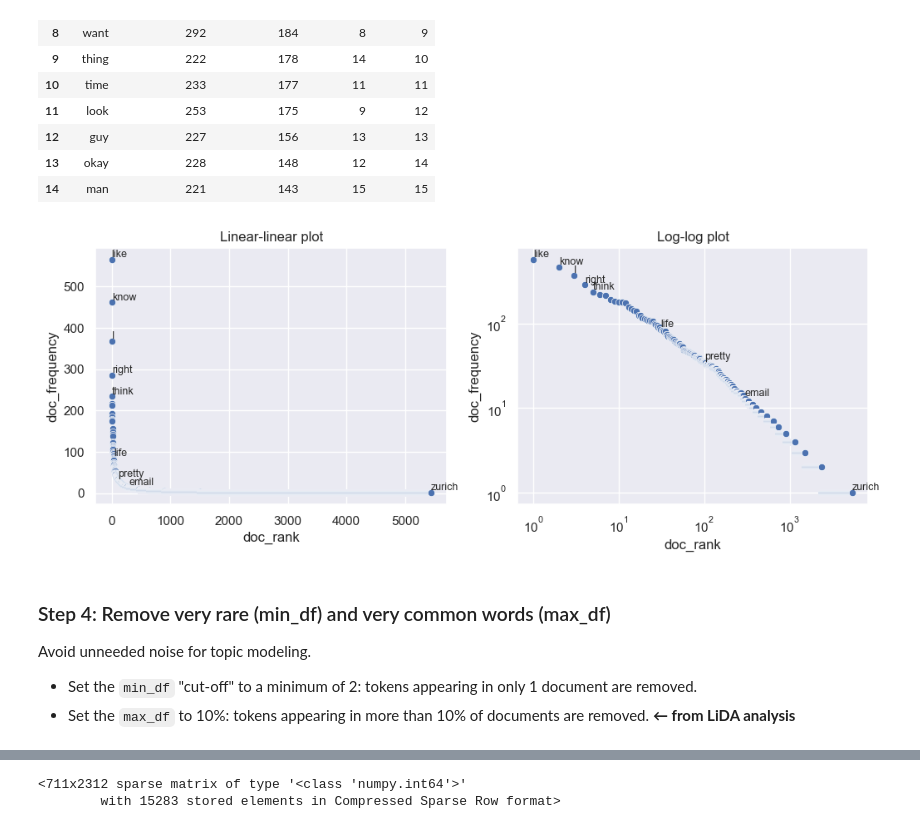
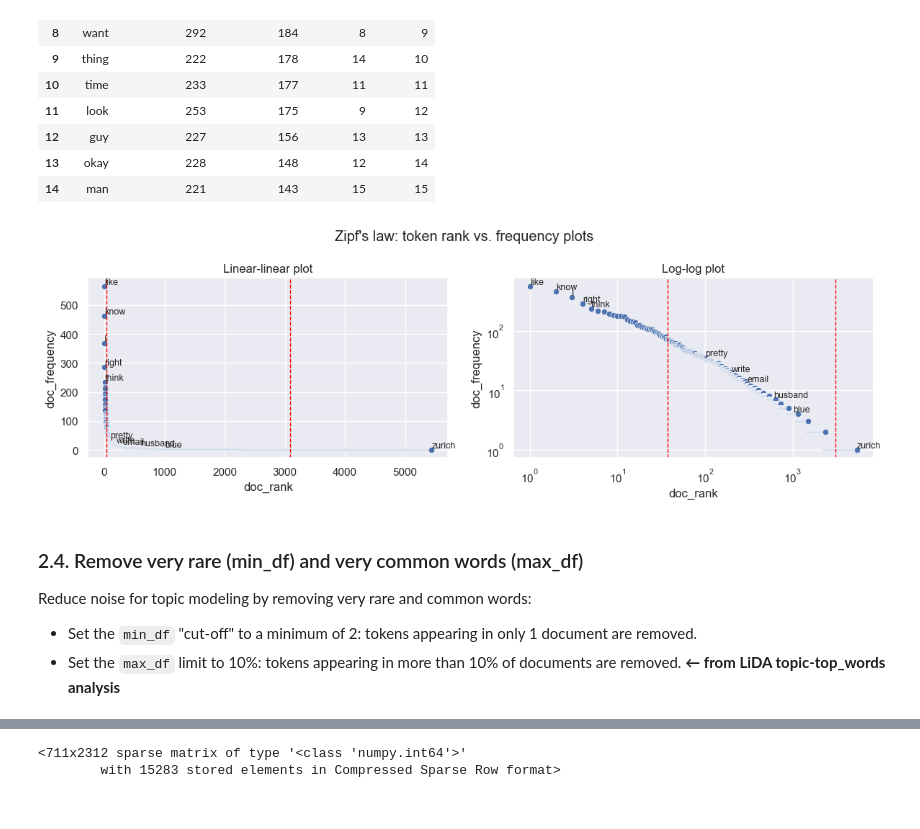
Before and after one commit to lonnychen/nlp_research_note, a Jupyter notebook: nlp_research_note.ipynb, the cells around one changed output, grey strips where cells are left out. Saved outputs shown, nothing was run; the diff lists cells and outputs as text; code cells hidden in the pictures.

```diff
--- a/nlp_research_note.ipynb
+++ b/nlp_research_note.ipynb
@@ -282,14 +329,19 @@ df_token_frequency.head(15)
 | 13 | okay | 228 | 148 | 12 | 14 |
 | 14 | man | 221 | 143 | 15 | 15 |
 # %%
-plot_zipf(df_token_frequency, rank_by='doc', top_n=5, bottom_n=1, mid_ranks = [30, 100, 300])
+# Plot "Zipf" plots
+# min_df_line and min_df_line values from further below so have to hard-code:
+# -> the total removed is difference in vocab_size between using lemmatization and using min/max_df = 3128
+plot_zipf(df_token_frequency, rank_by='doc',
+          top_n=5, bottom_n=1, mid_ranks = [100, 200, 300, 600, 1000],
+          min_df_line=3091, max_df_line=37)
 # %% [output]
-[figure, old version]
+[figure, new version]
 # %% [markdown]
-### Step 4: Remove very rare (min_df) and very common words (max_df)
-Avoid unneeded noise for topic modeling.
+### 2.4. Remove very rare (min_df) and very common words (max_df)
+Reduce noise for topic modeling by removing very rare and common words:
 - Set the `min_df` "cut-off" to a minimum of 2: tokens appearing in only 1 document are removed.
-- Set the `max_df` to 10%: tokens appearing in more than 10% of documents are removed. **← from LiDA analysis**
+- Set the `max_df` limit to 10%: tokens appearing in more than 10% of documents are removed. **← from LiDA topic-top_words analysis**
 # %%
 %%time
 features_dict = {
```
Also changed, not shown: parts of 63 cells of this notebook, 15 other files.
